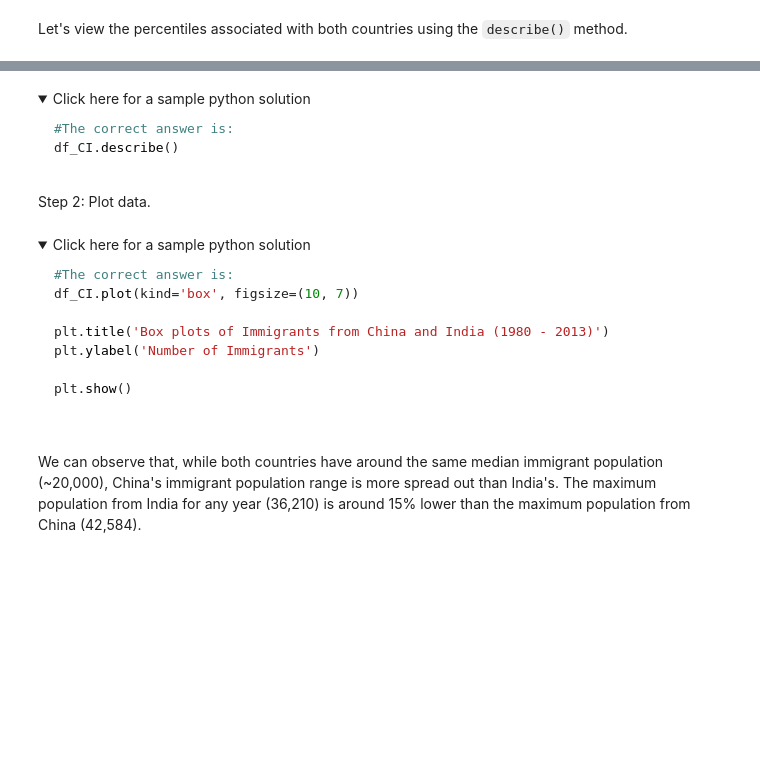
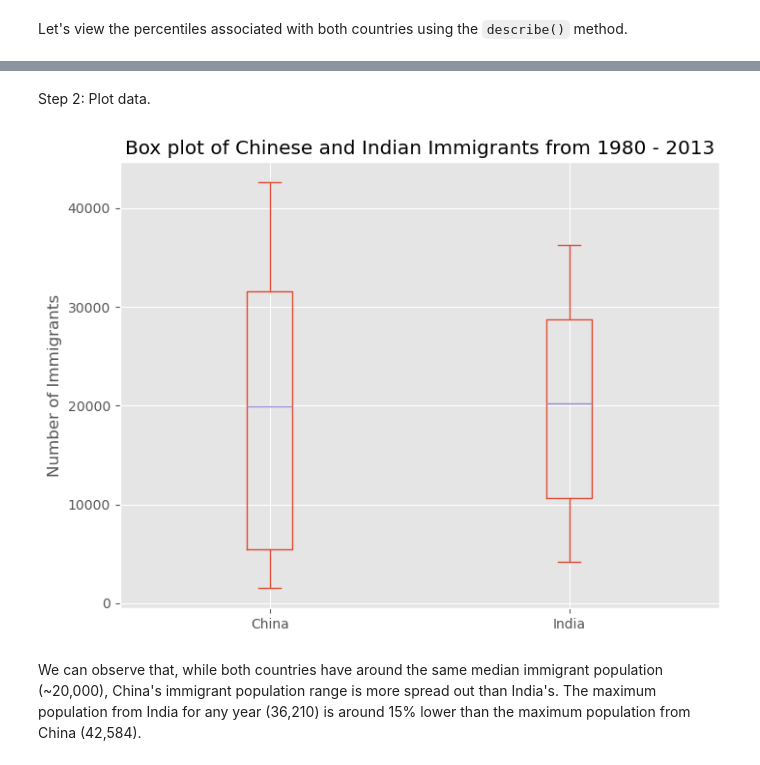
Before and after one commit to alinazir105/Data-Visualization-in-Python, a Jupyter notebook: 4-Pie-Charts-Box-Plots-Scatter-Plots-and-Bubble-Plots.ipynb, the cells around one changed output, grey strips where cells are left out. Saved outputs shown, nothing was run; the diff lists cells and outputs as text; code cells hidden in the pictures; folded sections open; blank space fills up the shorter version.

Commit message:
Advanced visualization tools lesson done

````diff
--- a/4-Pie-Charts-Box-Plots-Scatter-Plots-and-Bubble-Plots.ipynb
+++ b/4-Pie-Charts-Box-Plots-Scatter-Plots-and-Bubble-Plots.ipynb
@@ -272,3 +291,6 @@ One of the key benefits of box plots is comparing the distribution of multiple d
 Step 1: Get the dataset for China and India and call the dataframe **df_CI**.
 # %%
 ### type your answer here
+df_CI = df_can.loc[['China', 'India'], years]
+df_CI = df_CI.transpose()
+df_CI.head()
@@ -289,11 +319,2 @@ Let's view the percentiles associated with both countries using the `describe()`
-# %% [markdown]
-<details><summary>Click here for a sample python solution</summary>
-
-```python
-#The correct answer is:
-df_CI.describe()
-```
-
-</details>
 # %% [markdown]
 Step 2: Plot data.
@@ -302,18 +321,12 @@ Step 2: Plot data.
-# %% [markdown]
-<details><summary>Click here for a sample python solution</summary>
-
-```python
-#The correct answer is:
-df_CI.plot(kind='box', figsize=(10, 7))
-
-plt.title('Box plots of Immigrants from China and India (1980 - 2013)')
-plt.ylabel('Number of Immigrants')
-
-plt.show()
-
-```
-
-</details>
+# %%
+### type your answer here
+df_CI.plot(kind='box', figsize=(8,6))
+plt.title('Box plot of Chinese and Indian Immigrants from 1980 - 2013')
+plt.ylabel('Number of Immigrants')
+
+plt.show()
+# %% [output]
+[figure, added]
 # %% [markdown]
 We can observe that, while both countries have around the same median immigrant population (\~20,000),  China's immigrant population range is more spread out than India's. The maximum population from India for any year (36,210) is around 15% lower than the maximum population from China (42,584).
 # %% [markdown]
````
Also changed, not shown: parts of 38 cells of this notebook.
